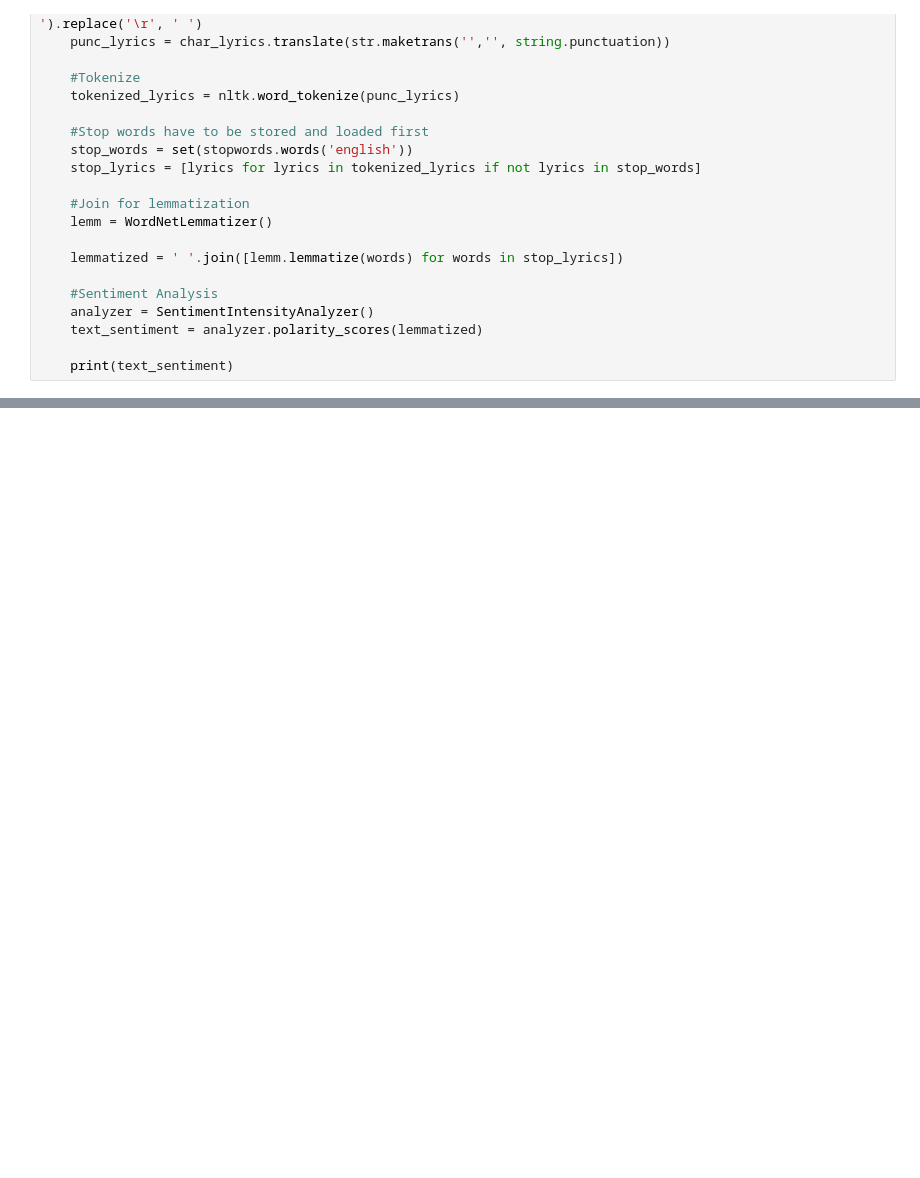
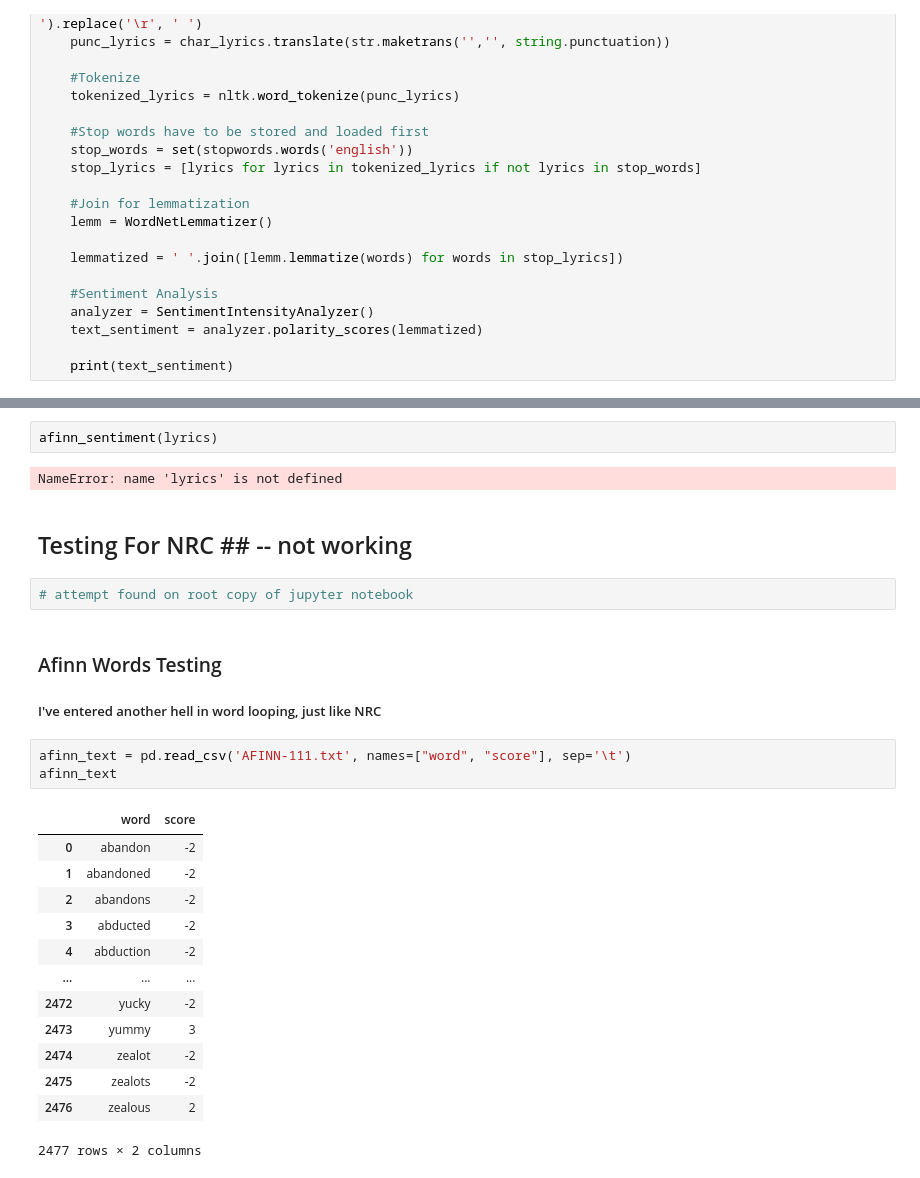
Before and after one commit to nvhabib91/song_analyzer, a Jupyter notebook: lyrics_sentiment-draft.ipynb, the cells around one changed output, grey strips where cells are left out. Drawn from its saved outputs; the diff is of its cells as text; blank space fills up the shorter version.

Commit message:
added 3rd sentiment extra attempts, corrected functions

```diff
--- a/lyrics_sentiment-draft.ipynb
+++ b/lyrics_sentiment-draft.ipynb
@@ -165,0 +259,28 @@ vader_sentiment(lyrics)
+# %%
+afinn_sentiment(lyrics)
+# %% [output]
+NameError: name 'lyrics' is not defined
+# %% [markdown]
+## Testing For NRC ## -- not working
+# %%
+# attempt found on root copy of jupyter notebook
+# %% [markdown]
+### Afinn Words Testing ###
+##### I've entered another hell in word looping, just like NRC
+# %%
+afinn_text = pd.read_csv('AFINN-111.txt', names=["word", "score"], sep='\t')
+afinn_text
+# %% [output]
+|  | word | score |
+| 0 | abandon | -2 |
+| 1 | abandoned | -2 |
+| 2 | abandons | -2 |
+| 3 | abducted | -2 |
+| 4 | abduction | -2 |
+| ... | ... | ... |
+| 2472 | yucky | -2 |
+| 2473 | yummy | 3 |
+| 2474 | zealot | -2 |
+| 2475 | zealots | -2 |
+| 2476 | zealous | 2 |
+2477 rows × 2 columns
```
Also changed, not shown: parts of 28 cells of this notebook, 1 other file.
